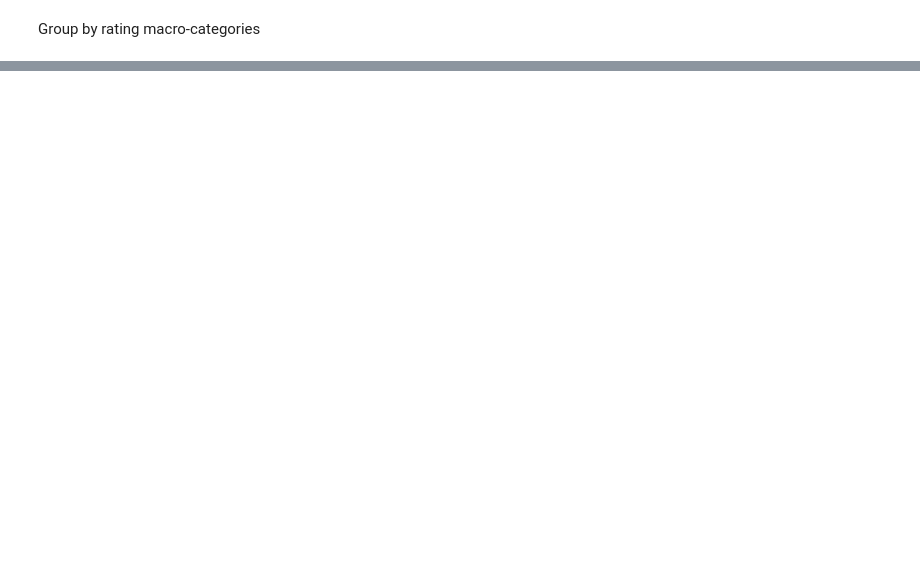
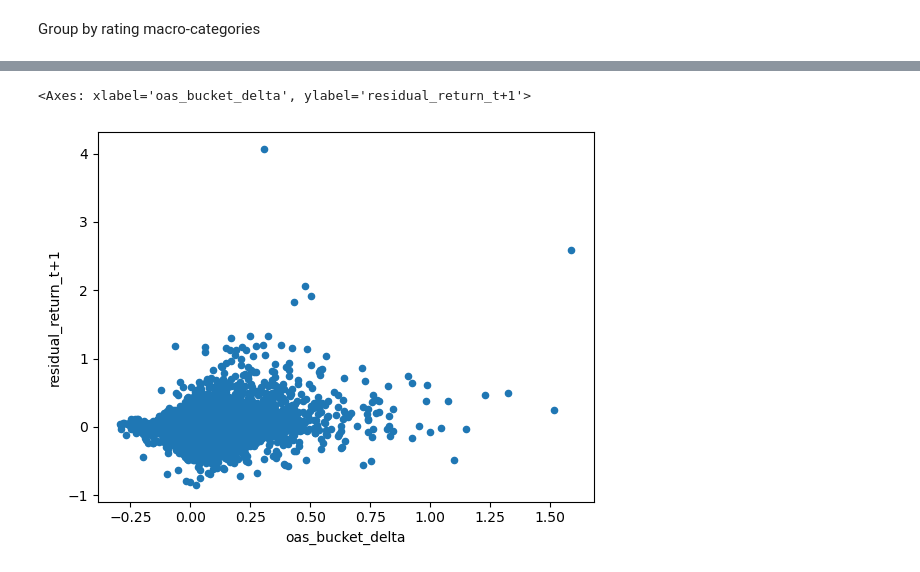
Before and after one commit to BSIC/bsic-systematic-credit, a Jupyter notebook: src/signals/signal_eval.ipynb, the cells around one changed output, grey strips where cells are left out. Cells and saved outputs as stored; diff of their text form; code cells hidden in the pictures; blank space fills up the shorter version.

```diff
--- a/src/signals/signal_eval.ipynb
+++ b/src/signals/signal_eval.ipynb
@@ -225,0 +118,4 @@ shape: (1_153_895,)
+# %%
+bond_data = bond_data.with_columns(
+    bucket=(pl.col('industry_bucket').cast(str) + '_' + pl.col('rating_bucket') + '_' + pl.col('duration_bucket').cast(str))
+).drop(['industry_bucket', 'rating_bucket', 'duration_bucket'])
@@ -225,0 +150,16 @@ shape: (1_153_895,)
+# %%
+def weighted_median_pl(data: pl.type_aliases.Sequence[pl.Series]):
+    """Compute weighted median of observations with Polars
+
+    To be used inside map_groups, to which you specify as expressions first the values, then the weights to use.
+    The function takes two pl.Series: the first is the values to use, the second is the weights.
+    The function returns the weighted median for the given group of observations
+    """
+    values, weights = data
+    values = values.to_numpy()
+    weights = weights.to_numpy()
+    i = np.argsort(values)
+    c = np.cumsum(weights[i])
+
+    weighted_median = values[i[np.searchsorted(c, 0.5 * c[-1])]]
+    return weighted_median
@@ -225,0 +208,2 @@ shape: (1_153_895,)
+# %%
+bond_data = compute_residual_returns(bond_data, use_median=True)
@@ -225,0 +431,2 @@ shape: (1_153_895,)
+# %%
+oas_quantiles = compute_quantiles(bond_data, 'oas', 10)
@@ -225,0 +476,5 @@ shape: (1_153_895,)
+# %%
+oas_quantiles.select('date', 'cusip', 'residual_return_t+1', 'oas_bucket_delta').to_pandas().plot(kind='scatter', x='oas_bucket_delta', y='residual_return_t+1')
+# %% [output]
+<Axes: xlabel='oas_bucket_delta', ylabel='residual_return_t+1'>
+[figure, added]
```
Also changed, not shown: parts of 108 cells of this notebook.
